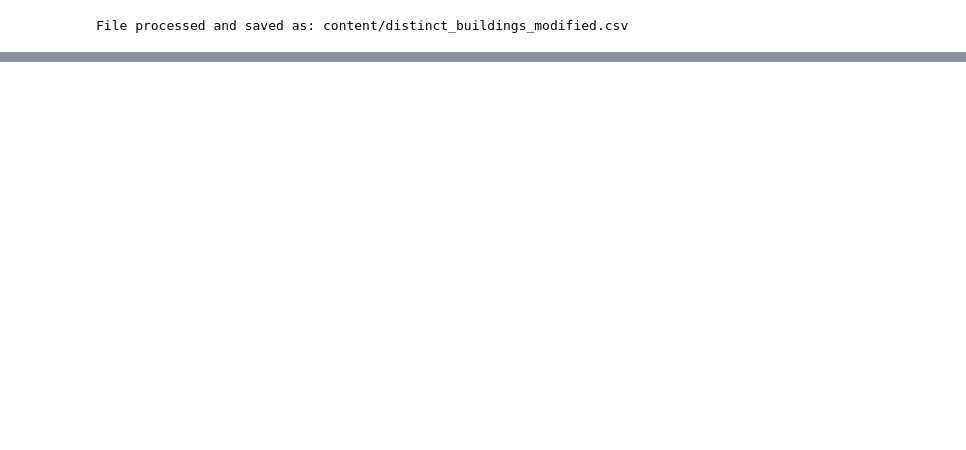
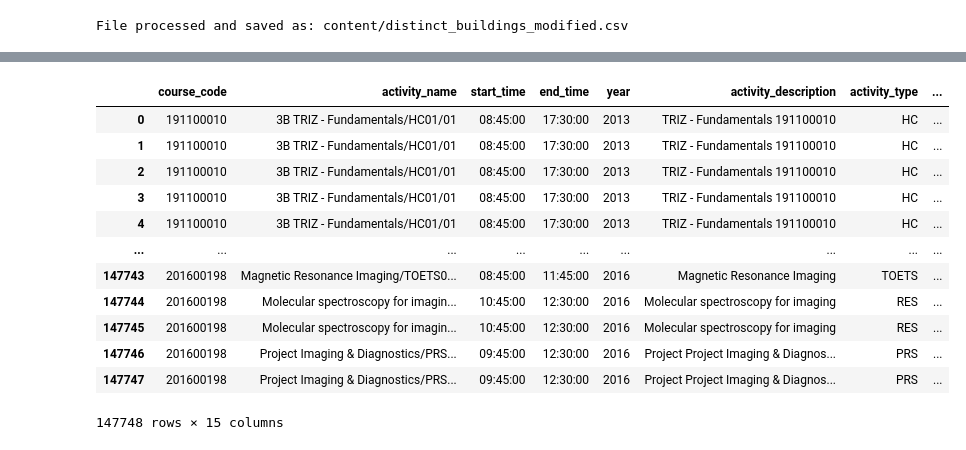
Before and after one commit to LeTartap/DEP-timetables, a Jupyter notebook: dsproj/location stuff.ipynb, the cells around one changed output, grey strips where cells are left out. Cells and saved outputs as stored; diff of their text form; code cells hidden in the pictures; blank space fills up the shorter version.

```diff
--- a/dsproj/location stuff.ipynb
+++ b/dsproj/location stuff.ipynb
@@ -26,0 +80,18 @@ File processed and saved as: content/distinct_buildings_modified.csv
+# %%
+activities = activities.merge(data, left_on='building_code', right_on='building_code', how='left')
+# %%
+activities
+# %% [output]
+|  | course_code | activity_name | start_time | end_time | year | activity_description | activity_type | ... |
+| 0 | 191100010 | 3B TRIZ - Fundamentals/HC01/01 | 08:45:00 | 17:30:00 | 2013 | TRIZ - Fundamentals 191100010 | HC | ... |
+| 1 | 191100010 | 3B TRIZ - Fundamentals/HC01/01 | 08:45:00 | 17:30:00 | 2013 | TRIZ - Fundamentals 191100010 | HC | ... |
+| 2 | 191100010 | 3B TRIZ - Fundamentals/HC01/01 | 08:45:00 | 17:30:00 | 2013 | TRIZ - Fundamentals 191100010 | HC | ... |
+| 3 | 191100010 | 3B TRIZ - Fundamentals/HC01/01 | 08:45:00 | 17:30:00 | 2013 | TRIZ - Fundamentals 191100010 | HC | ... |
+| 4 | 191100010 | 3B TRIZ - Fundamentals/HC01/01 | 08:45:00 | 17:30:00 | 2013 | TRIZ - Fundamentals 191100010 | HC | ... |
+| ... | ... | ... | ... | ... | ... | ... | ... | ... |
+| 147743 | 201600198 | Magnetic Resonance Imaging/TOETS0... | 08:45:00 | 11:45:00 | 2016 | Magnetic Resonance Imaging | TOETS | ... |
+| 147744 | 201600198 | Molecular spectroscopy for imagin... | 10:45:00 | 12:30:00 | 2016 | Molecular spectroscopy for imaging | RES | ... |
+| 147745 | 201600198 | Molecular spectroscopy for imagin... | 10:45:00 | 12:30:00 | 2016 | Molecular spectroscopy for imaging | RES | ... |
+| 147746 | 201600198 | Project Imaging & Diagnostics/PRS... | 09:45:00 | 12:30:00 | 2016 | Project Project Imaging & Diagnos... | PRS | ... |
+| 147747 | 201600198 | Project Imaging & Diagnostics/PRS... | 09:45:00 | 12:30:00 | 2016 | Project Project Imaging & Diagnos... | PRS | ... |
+147748 rows × 15 columns
```
Also changed, not shown: parts of 10 cells of this notebook, 2 other files.
